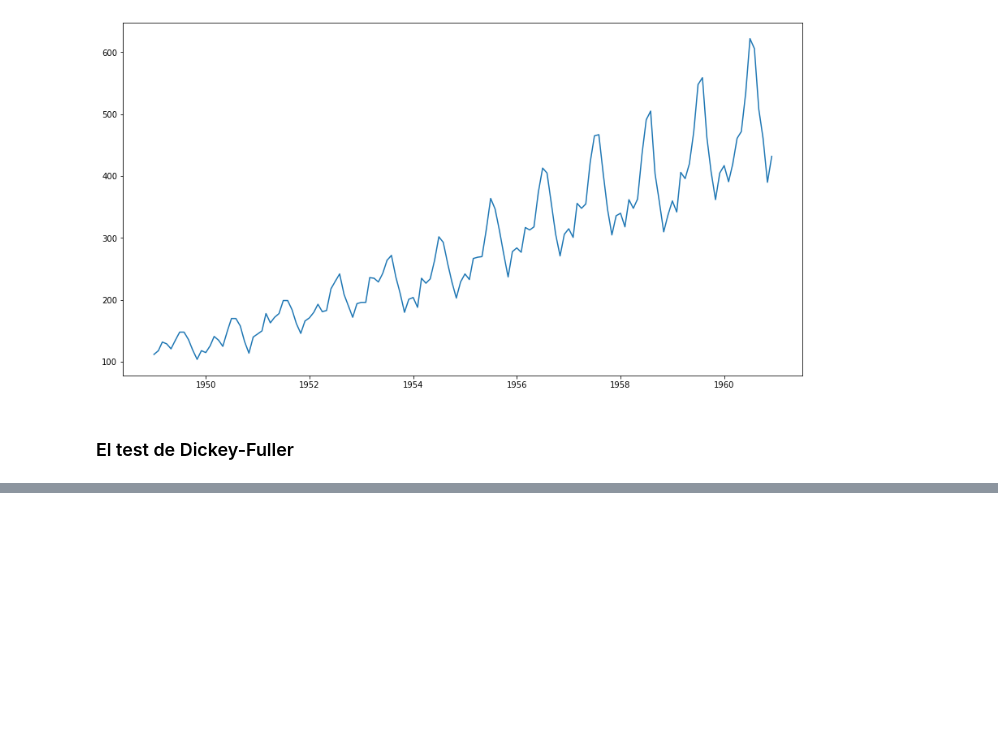
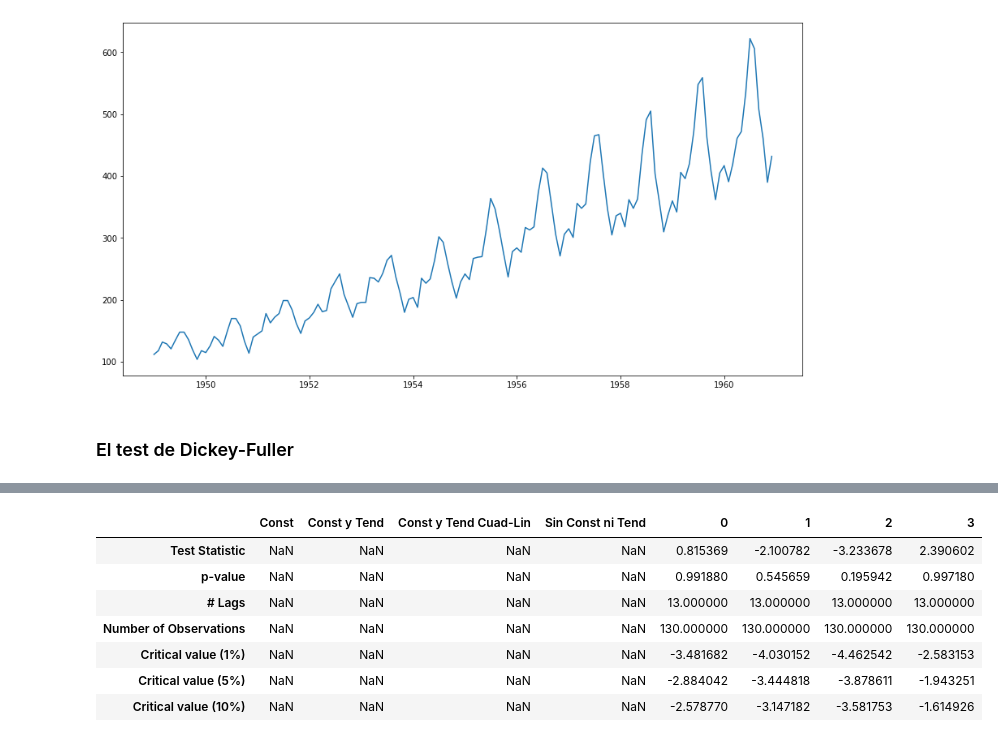
Before and after one commit to JuanFeA98/Time_Series, a Jupyter notebook: Introduction to Time Series.ipynb, the cells around one changed output, grey strips where cells are left out. Drawn from its saved outputs; the diff is of its cells as text; code cells hidden in the pictures; blank space fills up the shorter version.

Commit message:
Time Series Part Two

```diff
--- a/Introduction to Time Series.ipynb
+++ b/Introduction to Time Series.ipynb
@@ -124,0 +165,15 @@ AttributeError: module 'pandas' has no attribute 'rolling_mean'
+# %%
+wf = pd.DataFrame(columns=['Const','Const y Tend', 'Const y Tend Cuad-Lin', 'Sin Const ni Tend'])
+
+def test_DF2(timeseries):
+    models = ['c', 'ct', 'ctt', 'nc']
+    for i in range(4):
+        dftest = adfuller(timeseries, autolag='AIC', regression=models[i])
+        dfoutput = pd.Series(dftest[0:4], index=['Test Statistic',
+                                                 'p-value',
+                                                 '# Lags',
+                                                 'Number of Observations'])
+        for key, value in dftest[4].items():
+            dfoutput['Critical value (%s)'%key] = value
+        wf[i] = dfoutput
+#     return(dfoutput)
@@ -124,0 +182,11 @@ AttributeError: module 'pandas' has no attribute 'rolling_mean'
+# %%
+wf
+# %% [output]
+|  | Const | Const y Tend | Const y Tend Cuad-Lin | Sin Const ni Tend | 0 | 1 | 2 | 3 |
+| Test Statistic | NaN | NaN | NaN | NaN | 0.815369 | -2.100782 | -3.233678 | 2.390602 |
+| p-value | NaN | NaN | NaN | NaN | 0.991880 | 0.545659 | 0.195942 | 0.997180 |
+| # Lags | NaN | NaN | NaN | NaN | 13.000000 | 13.000000 | 13.000000 | 13.000000 |
+| Number of Observations | NaN | NaN | NaN | NaN | 130.000000 | 130.000000 | 130.000000 | 130.000000 |
+| Critical value (1%) | NaN | NaN | NaN | NaN | -3.481682 | -4.030152 | -4.462542 | -2.583153 |
+| Critical value (5%) | NaN | NaN | NaN | NaN | -2.884042 | -3.444818 | -3.878611 | -1.943251 |
+| Critical value (10%) | NaN | NaN | NaN | NaN | -2.578770 | -3.147182 | -3.581753 | -1.614926 |
```
Also changed, not shown: parts of 13 cells of this notebook.
